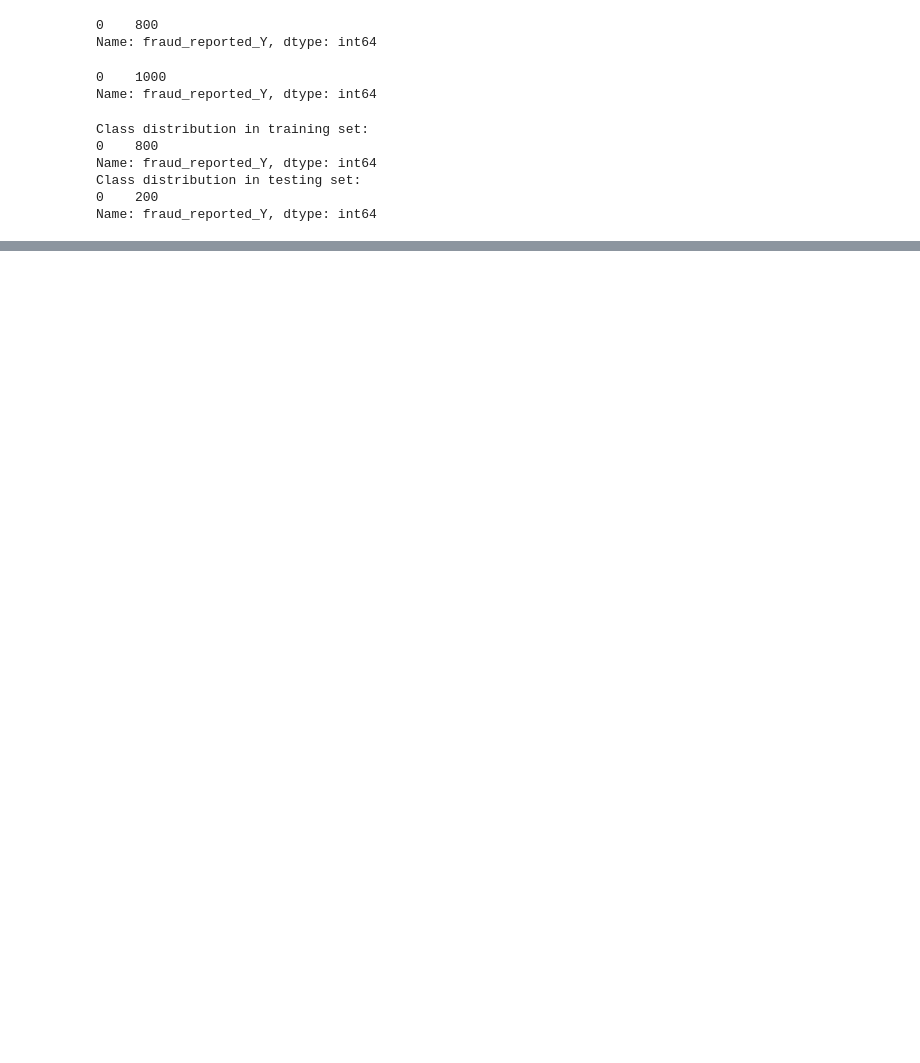
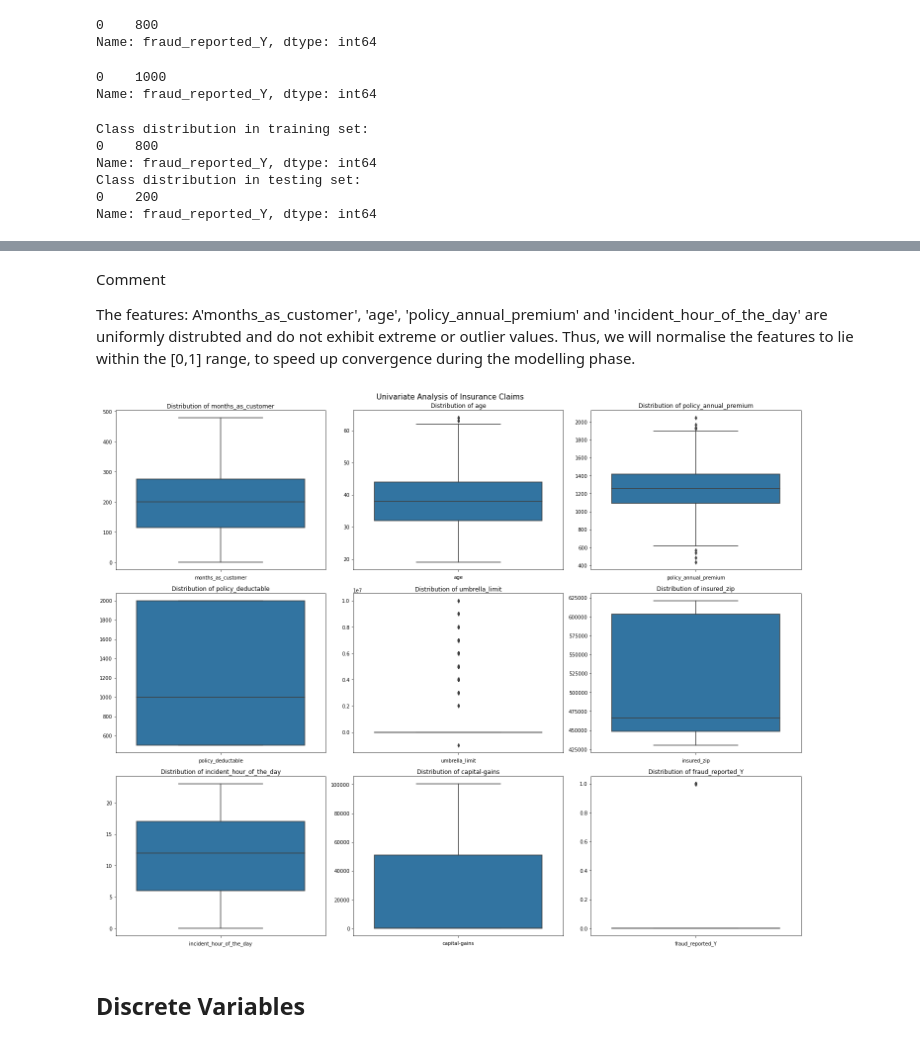
Before and after one commit to nomaguguk/Integrated-Project, a Jupyter notebook: code/Integrated Project Code Final Version.ipynb, the cells around one changed output, grey strips where cells are left out. Drawn from its saved outputs; the diff is of its cells as text; code cells hidden in the pictures; blank space fills up the shorter version.

```diff
--- a/code/Integrated Project Code Final Version.ipynb
+++ b/code/Integrated Project Code Final Version.ipynb
@@ -329,0 +365,23 @@ Name: fraud_reported_Y, dtype: int64
+# %% [markdown]
+Comment
+
+The features: A'months_as_customer', 'age', 'policy_annual_premium' and 'incident_hour_of_the_day' are uniformly distrubted and do not exhibit extreme or outlier values. Thus, we will normalise the features to lie within the [0,1] range, to speed up convergence during the modelling phase.
+# %%
+fig, axes = plt.subplots(nrows = 3, ncols = 3, figsize = (20,16))
+fig.suptitle('Univariate Analysis of Insurance Claims', fontsize = 15)
+
+axes = axes.flatten()
+
+for i, column in enumerate(num_cols):
+    sns.boxplot(data = data[num_cols], y = column, ax = axes[i])
+    axes[i].set_title(f'Distribution of {column}')
+    axes[i].set_xlabel(f'{column}')
+    axes[i].set_ylabel('')
+
+plt.tight_layout()
+plt.subplots_adjust(top = 0.95)
+plt.show()
+# %% [output]
+[figure, added]
+# %% [markdown]
+<h2>Discrete Variables<h2>
```
Also changed, not shown: parts of 25 cells of this notebook.
